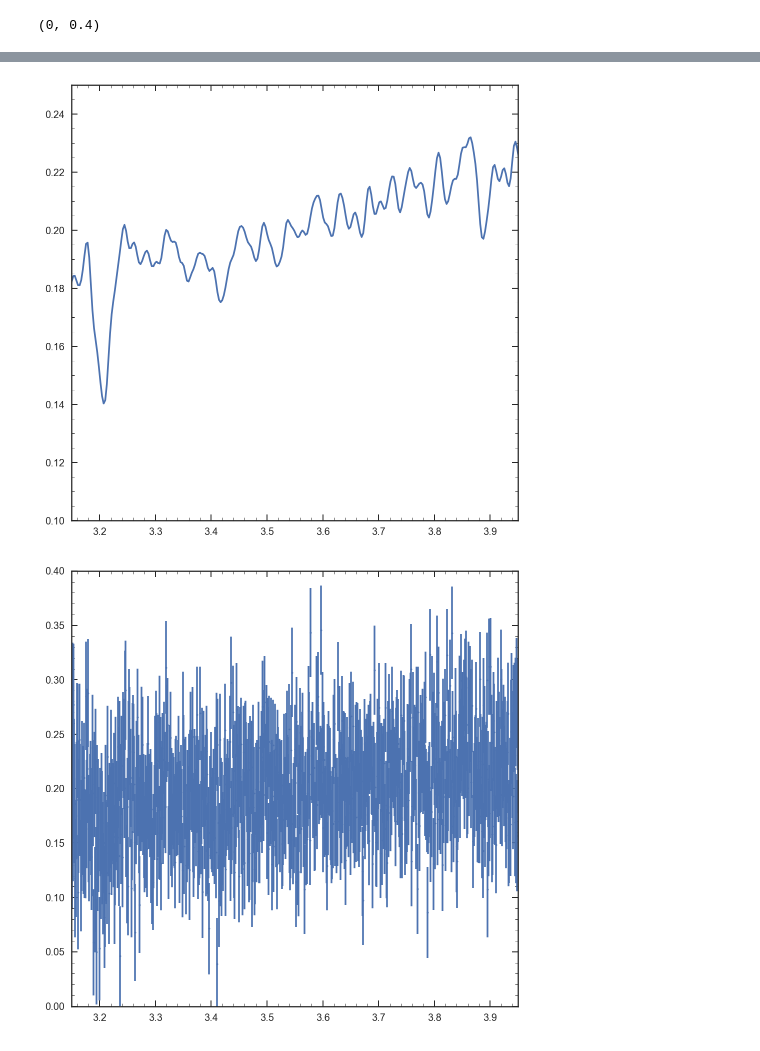
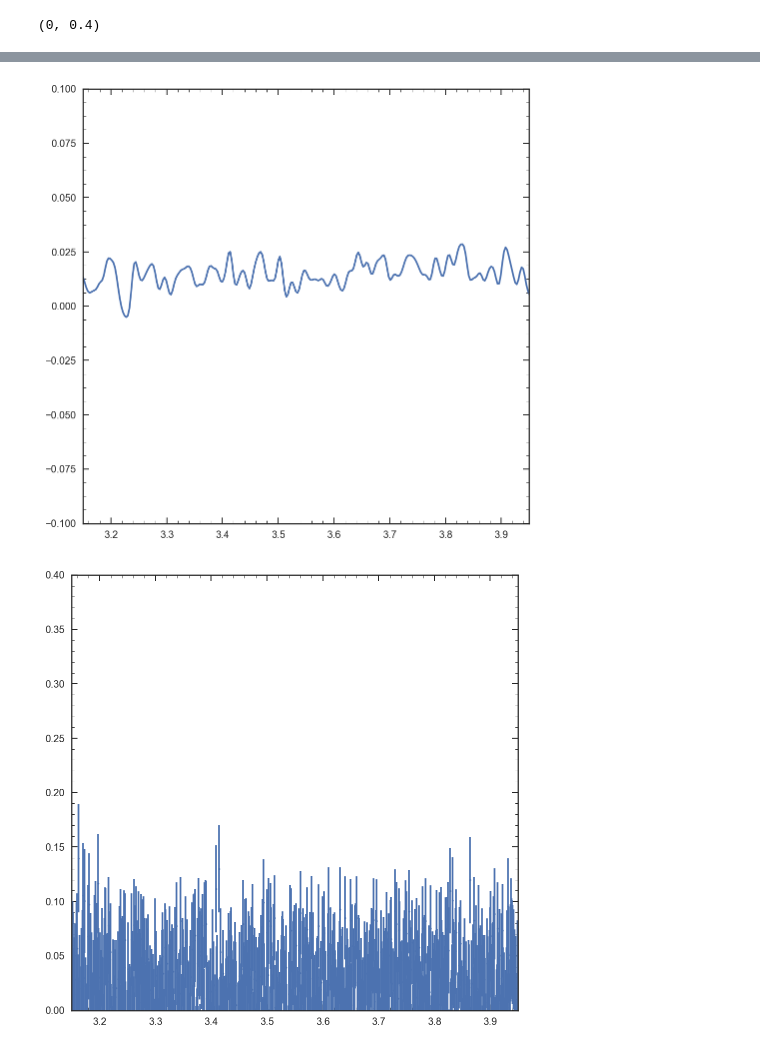
Before and after one commit to Vince-ec/JWST_proposal, a Jupyter notebook: stack_spec.ipynb, the cells around one changed output, grey strips where cells are left out. Saved outputs shown, nothing was run; the diff lists cells and outputs as text; code cells hidden in the pictures.

```diff
--- a/stack_spec.ipynb
+++ b/stack_spec.ipynb
@@ -33,10 +33,10 @@ def Scale_sim(D, M):
 # %%
 cwv,ctrans = np.load('nircam_grismc_trans.npy')
 rwv,rtrans = np.load('nircam_grismr_trans.npy')
-d_grismr = np.load('nircam_z5.6_d_grismr.npy')
-d_grismc = np.load('nircam_z5.6_d_grismc.npy')
-m_grismr = np.load('nircam_z5.6_m_grismr.npy')
-m_grismc = np.load('nircam_z5.6_m_grismc.npy')
+d_grismr = np.load('nircam_z4.005_d_grismr.npy')
+d_grismc = np.load('nircam_z4.005_d_grismc.npy')
+m_grismr = np.load('nircam_z4.005_m_grismr.npy')
+m_grismc = np.load('nircam_z4.005_m_grismc.npy')
 # %%
 wv = rwv
 
@@ -114,7 +113,7 @@ plt.xlim(3.15,3.95)
 plt.figure(figsize=[8,8])
 plt.plot(X,iFX)
 plt.xlim(3.15,3.95)
-plt.ylim(0.1,.25)
+plt.ylim(-0.1,.1)
 
 plt.figure(figsize=[8,8])
 plt.errorbar(wv,sim_drfn,dgr_er,fmt='o',ms=2)
@@ -132,2 +131,2 @@ plt.ylim(0,.4)
-[figure, old version]
+[figure, new version]
-[figure, old version]
+[figure, new version]
```
Also changed, not shown: parts of 4 cells of this notebook.
